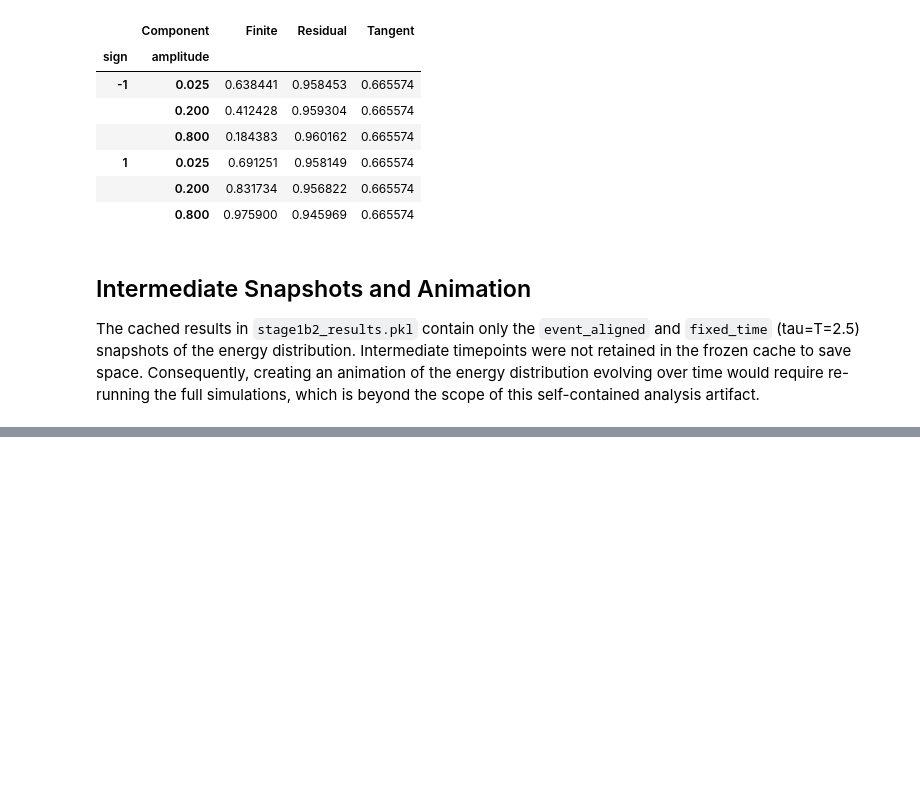
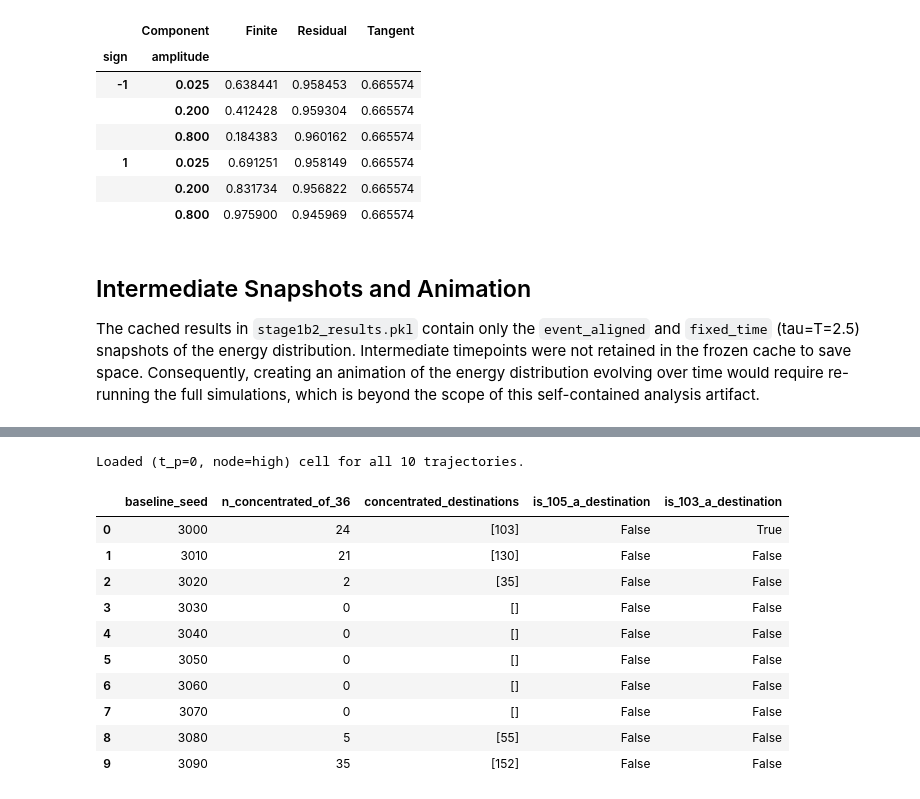
Before and after one commit to danbarua/bonsai-2026, a Jupyter notebook: experiments/stage1b2_structured_transformation/concentration_regime_notebook.ipynb, the cells around one changed output, grey strips where cells are left out. Cells and saved outputs as stored; diff of their text form; code cells hidden in the pictures; blank space fills up the shorter version.

```diff
--- a/experiments/stage1b2_structured_transformation/concentration_regime_notebook.ipynb
+++ b/experiments/stage1b2_structured_transformation/concentration_regime_notebook.ipynb
@@ -281,0 +384,66 @@ The cached results in `stage1b2_results.pkl` contain only the `event_aligned` an
+# %%
+STAGE1C_DIR = THIS_DIR / ".." / "stage1c_trajectory_generalization" / "results"
+NEW_BASELINE_SEEDS = [3010, 3020, 3030, 3040, 3050, 3060, 3070, 3080, 3090]
+
+def summarize_high_tp0_cell(trial_results, stim_node_idx):
+    rows = []
+    for (t_p, replica, node_label, sign, amplitude), trial in trial_results.items():
+        if t_p != 0 or node_label != "high":
+            continue
+        q = np.asarray(trial["fixed_time_q"])
+        top1 = float(np.max(q))
+        argmax_node = int(np.argmax(q))
+        rows.append({"sign": sign, "amplitude": amplitude, "replica": replica,
+                     "top1": top1, "argmax_node": argmax_node})
+    return pd.DataFrame(rows)
+
+all_trajectory_summaries = {}
+
+# seed=3000: reuse Stage 1B2's own already-loaded results (this notebook's `results` dict)
+all_trajectory_summaries[3000] = summarize_high_tp0_cell(results, stim_node)
+
+missing_files = []
+for seed in NEW_BASELINE_SEEDS:
+    path = STAGE1C_DIR / f"stage1c_results_seed{seed}.pkl"
+    if not path.exists():
+        missing_files.append(str(path))
+        continue
+    with open(path, "rb") as f:
+        seed_results = pickle.load(f)
+    all_trajectory_summaries[seed] = summarize_high_tp0_cell(seed_results, stim_node)
+
+if missing_files:
+    print("Missing Stage 1C result files (not run, or path is wrong):")
+    for m in missing_files:
+        print(f"  {m}")
+else:
+    print(f"Loaded (t_p=0, node=high) cell for all {len(all_trajectory_summaries)} trajectories.")
+
+print()
+overview_rows = []
+for seed, sdf in all_trajectory_summaries.items():
+    n_concentrated = int((sdf["top1"] > 0.5).sum())
+    destinations = sorted(sdf.loc[sdf["top1"] > 0.5, "argmax_node"].unique().tolist())
+    overview_rows.append({
+        "baseline_seed": seed,
+        "n_concentrated_of_36": n_concentrated,
+        "concentrated_destinations": destinations,
+        "is_105_a_destination": 105 in destinations,
+        "is_103_a_destination": 103 in destinations,
+    })
+
+overview_df = pd.DataFrame(overview_rows).sort_values("baseline_seed")
+overview_df
+# %% [output]
+Loaded (t_p=0, node=high) cell for all 10 trajectories.
+|  | baseline_seed | n_concentrated_of_36 | concentrated_destinations | is_105_a_destination | is_103_a_destination |
+| 0 | 3000 | 24 | [103] | False | True |
+| 1 | 3010 | 21 | [130] | False | False |
+| 2 | 3020 | 2 | [35] | False | False |
+| 3 | 3030 | 0 | [] | False | False |
+| 4 | 3040 | 0 | [] | False | False |
+| 5 | 3050 | 0 | [] | False | False |
+| 6 | 3060 | 0 | [] | False | False |
+| 7 | 3070 | 0 | [] | False | False |
+| 8 | 3080 | 5 | [55] | False | False |
+| 9 | 3090 | 35 | [152] | False | False |
```
Also changed, not shown: parts of 10 cells of this notebook, 1 other file.
